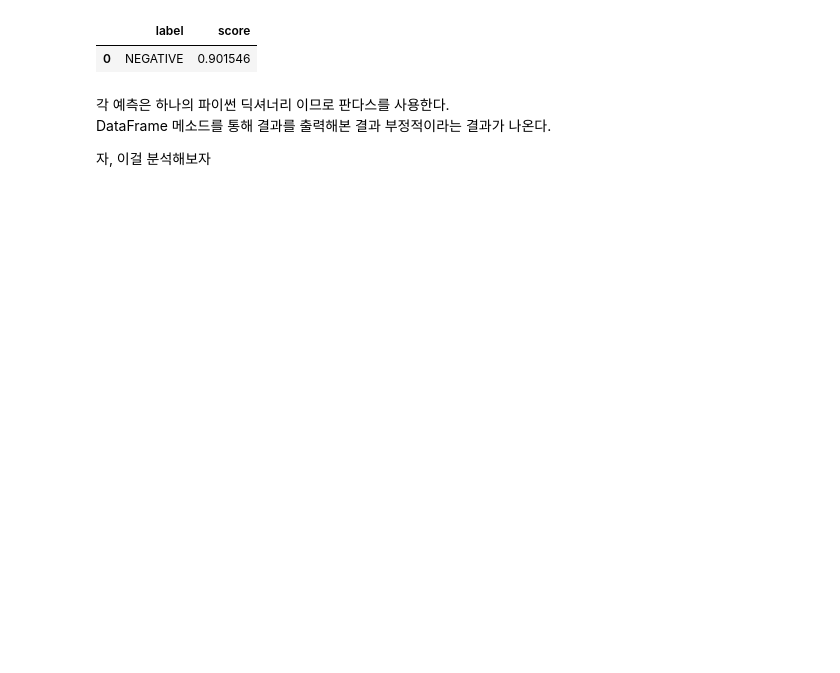
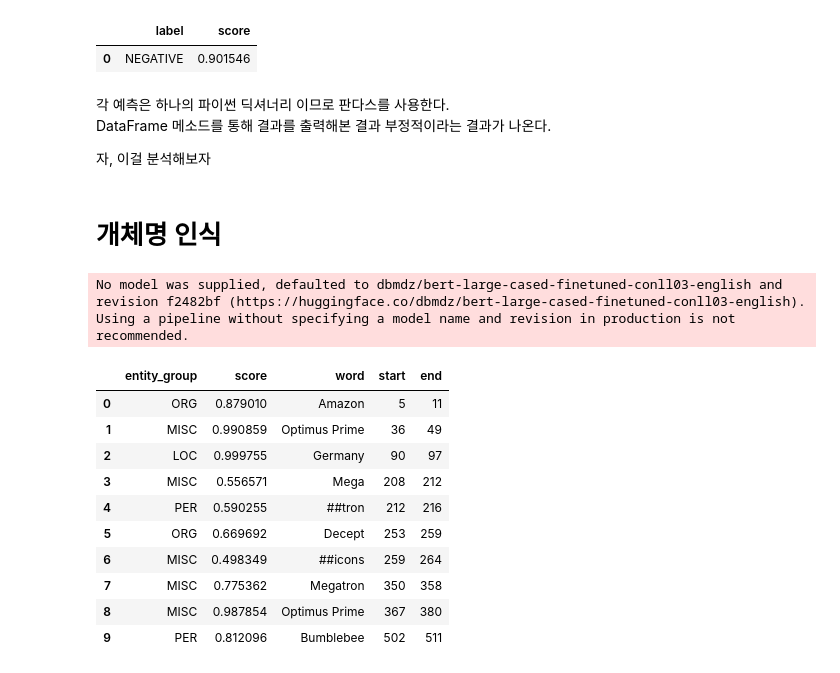
Before and after one commit to Tarel-Github/Artificial_Intelligence_practice, a Jupyter notebook: 03. Natural Language Processing with Transformers/1-0. 트랜스 포머 소개.ipynb, the cells around one changed output. Saved outputs shown, nothing was run; the diff lists cells and outputs as text; code cells hidden in the pictures; blank space fills up the shorter version.

```diff
--- a/03. Natural Language Processing with Transformers/1-0. 트랜스 포머 소개.ipynb
+++ b/03. Natural Language Processing with Transformers/1-0. 트랜스 포머 소개.ipynb
@@ -73,3 +75,23 @@ DataFrame 메소드를 통해 결과를 출력해본 결과 부정적이라는
 </br>
 
 자, 이걸 분석해보자
+# %% [markdown]
+# 개체명 인식
+# %%
+ner_tagger = pipeline("ner", aggregation_strategy="simple")
+outputs = ner_tagger(text)
+pd.DataFrame(outputs)
+# %% [output]
+No model was supplied, defaulted to dbmdz/bert-large-cased-finetuned-conll03-english and revision f2482bf (https://huggingface.co/dbmdz/bert-large-cased-finetuned-conll03-english).
+Using a pipeline without specifying a model name and revision in production is not recommended.
+|  | entity_group | score | word | start | end |
+| 0 | ORG | 0.879010 | Amazon | 5 | 11 |
+| 1 | MISC | 0.990859 | Optimus Prime | 36 | 49 |
+| 2 | LOC | 0.999755 | Germany | 90 | 97 |
+| 3 | MISC | 0.556571 | Mega | 208 | 212 |
+| 4 | PER | 0.590255 | ##tron | 212 | 216 |
+| 5 | ORG | 0.669692 | Decept | 253 | 259 |
+| 6 | MISC | 0.498349 | ##icons | 259 | 264 |
+| 7 | MISC | 0.775362 | Megatron | 350 | 358 |
+| 8 | MISC | 0.987854 | Optimus Prime | 367 | 380 |
+| 9 | PER | 0.812096 | Bumblebee | 502 | 511 |
```
Also changed, not shown: parts of 13 cells of this notebook.
